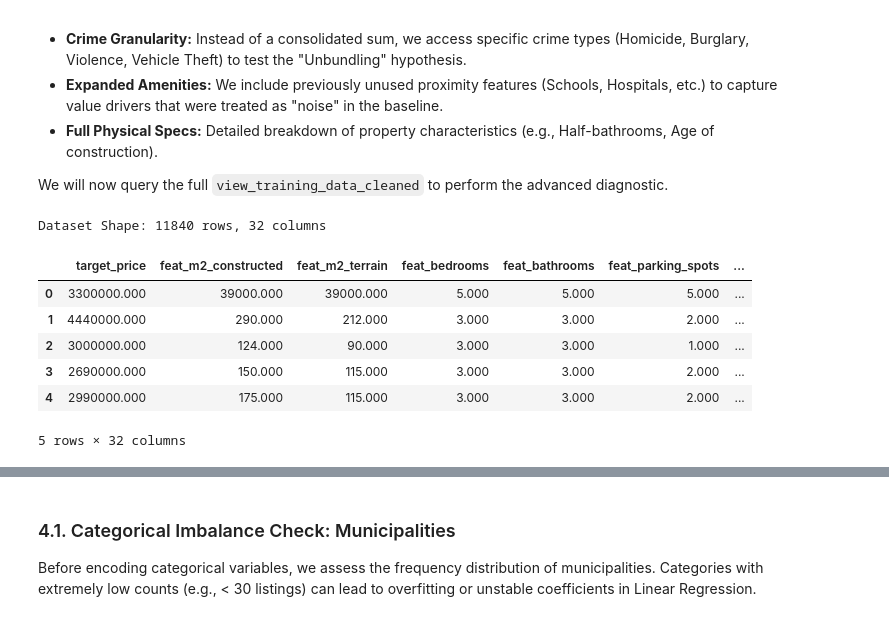
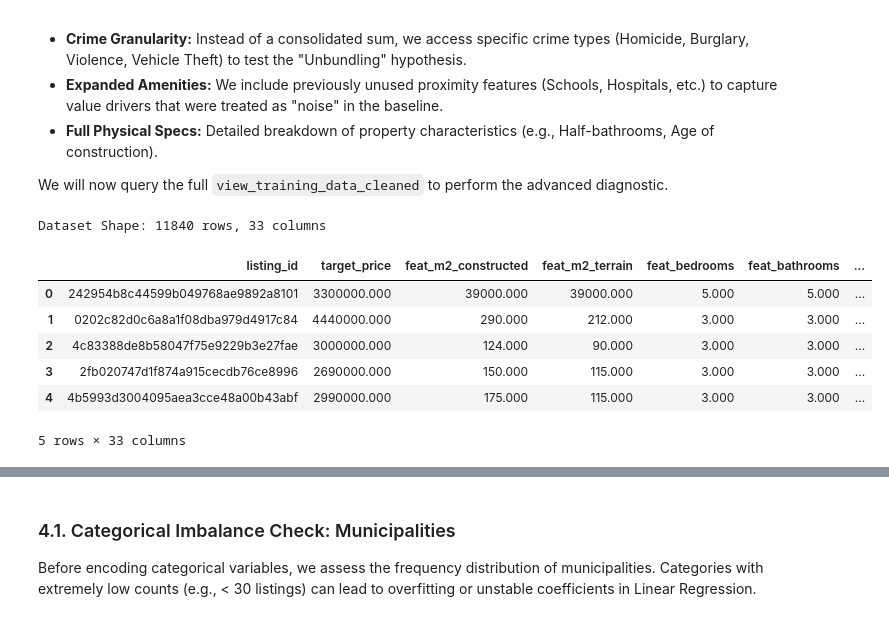
Before and after one commit to ColossalCoin/real-state-qro, a Jupyter notebook: notebooks/03_model_diagnosis_and_feature_engineering.ipynb, the cells around one changed output, grey strips where cells are left out. Saved outputs shown, nothing was run; the diff lists cells and outputs as text; code cells hidden in the pictures.

```diff
--- a/notebooks/03_model_diagnosis_and_feature_engineering.ipynb
+++ b/notebooks/03_model_diagnosis_and_feature_engineering.ipynb
@@ -105,6 +105,9 @@ We will now query the full `view_training_data_cleaned` to perform the advanced
 # Query to fetch all potential features + target
 query = """
 SELECT
+    -- Listing ID
+    listing_id,
+
     -- Target
     target_price,
 
@@ -133,38 +136,38 @@ SELECT
     feat_dist_industrial,
     feat_dist_green_area,
     feat_dist_playground,
     feat_dist_service,
     feat_dist_convenience,
     feat_dist_market,
     feat_dist_supermarket,
     feat_dist_center,
     feat_dist_tourism,
 
     -- Crime Features (Raw Counts)
     feat_crime_residential,
     feat_crime_vehicle,
     feat_crime_passerby,
     feat_crime_homicide,
     feat_crime_injueries,
     feat_crime_drug_dealing,
     feat_crime_violent
 
 FROM `real-estate-qro.queretaro_data_marts.obt_listings_valuation_features`
 WHERE target_price IS NOT NULL
 """
 
 # Load to DataFrame
 df = client.query(query).to_dataframe()
 
 # Quick sanity check
 print(f"Dataset Shape: {df.shape[0]} rows, {df.shape[1]} columns")
 df.head()
 # %% [output]
-Dataset Shape: 11840 rows, 32 columns
+Dataset Shape: 11840 rows, 33 columns
-|  | target_price | feat_m2_constructed | feat_m2_terrain | feat_bedrooms | feat_bathrooms | feat_parking_spots | ... |
-| 0 | 3300000.000 | 39000.000 | 39000.000 | 5.000 | 5.000 | 5.000 | ... |
-| 1 | 4440000.000 | 290.000 | 212.000 | 3.000 | 3.000 | 2.000 | ... |
-| 2 | 3000000.000 | 124.000 | 90.000 | 3.000 | 3.000 | 1.000 | ... |
-| 3 | 2690000.000 | 150.000 | 115.000 | 3.000 | 3.000 | 2.000 | ... |
-| 4 | 2990000.000 | 175.000 | 115.000 | 3.000 | 3.000 | 2.000 | ... |
+|  | listing_id | target_price | feat_m2_constructed | feat_m2_terrain | feat_bedrooms | feat_bathrooms | ... |
+| 0 | 242954b8c44599b049768ae9892a8101 | 3300000.000 | 39000.000 | 39000.000 | 5.000 | 5.000 | ... |
+| 1 | 0202c82d0c6a8a1f08dba979d4917c84 | 4440000.000 | 290.000 | 212.000 | 3.000 | 3.000 | ... |
+| 2 | 4c83388de8b58047f75e9229b3e27fae | 3000000.000 | 124.000 | 90.000 | 3.000 | 3.000 | ... |
+| 3 | 2fb020747d1f874a915cecdb76ce8996 | 2690000.000 | 150.000 | 115.000 | 3.000 | 3.000 | ... |
+| 4 | 4b5993d3004095aea3cce48a00b43abf | 2990000.000 | 175.000 | 115.000 | 3.000 | 3.000 | ... |
-5 rows × 32 columns
+5 rows × 33 columns
```
Also changed, not shown: parts of 20 cells of this notebook.
